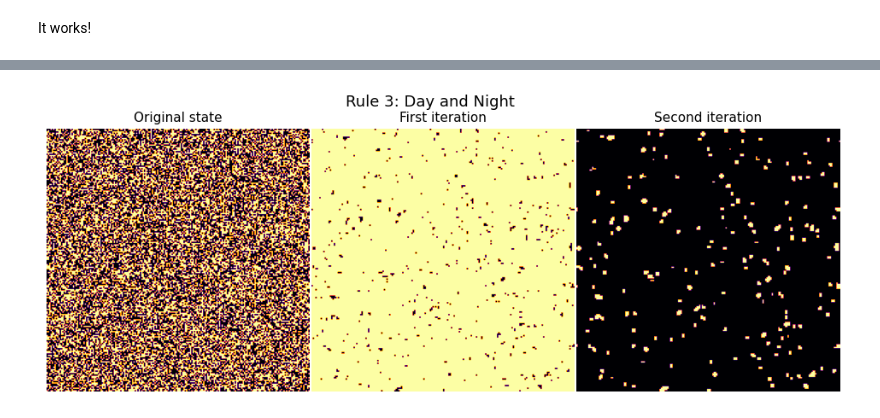
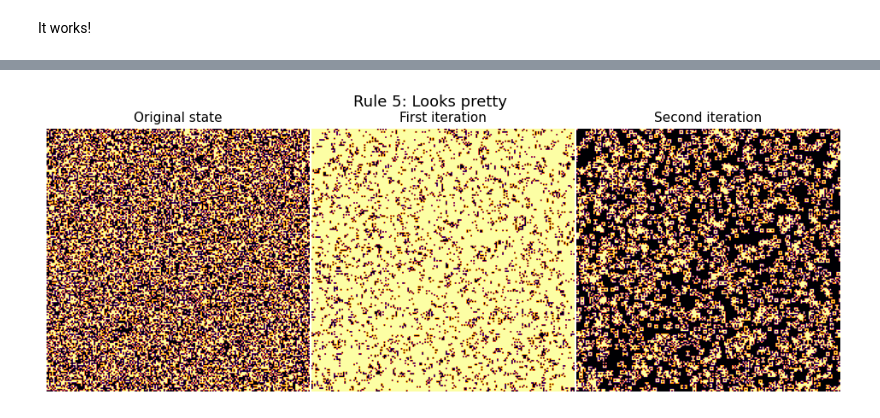
Before and after one commit to whyyorlantaken/Cellular-Automata, a Jupyter notebook: Notebooks/03-Grid-and-parsing.ipynb, the cells around one changed output, grey strips where cells are left out. Saved outputs shown, nothing was run; the diff lists cells and outputs as text; code cells hidden in the pictures.

```diff
--- a/Notebooks/03-Grid-and-parsing.ipynb
+++ b/Notebooks/03-Grid-and-parsing.ipynb
@@ -31,7 +32,7 @@ def get_neighbors(matrix, row, col, n, m):
 
     # Get the indices (the order doesn't matter)
     indices = np.array([
-        [row, col],                      # center
+        #[row, col],                      # center
 
         [(row - 1) % n, col],            # up
         [(row + 1) % n, col],            # down
@@ -303,7 +304,7 @@ matrix = np.random.choice([0, 1], size=(200, 200), p=[p, 1-p])
 n, m = matrix.shape
 
 # Get the rules
-rule = 3
+rule = 5
 birth, survive = get_rule(rule)
 
 # Apply the rules
@@ -360,29 +361,29 @@ Elapsed time: 0.95 s
 # %%
 # Plot both matrices in a three-panel plot
 fig, ax = plt.subplots(1, 3, figsize = (12, 4))
 
 # Title
-fig.suptitle(f"Rule {rule}: Day and Night", fontsize = 13)
+fig.suptitle(f"Rule {rule}: Looks pretty", fontsize = 13)
 
 # Plot the original matrix
 ax[0].imshow(matrix, cmap = "inferno_r")
 ax[0].set_title("Original state", fontsize = 11)
 
 # Plot the first matrix
 ax[1].imshow(new_matrix, cmap = "inferno_r")
 ax[1].set_title("First iteration", fontsize = 11)
 
 # Plot the second matrix
 ax[2].imshow(new_matrix2, cmap = "inferno_r")
 ax[2].set_title("Second iteration", fontsize = 11)
 
 # Remove the axes
 for a in ax:
     a.axis("off")
 
 # Get rid of the horizontal space between subplots
 plt.subplots_adjust(wspace=0)
 
 plt.show()
 # %% [output]
-[figure, old version]
+[figure, new version]
```
Also changed, not shown: parts of 9 cells of this notebook.
